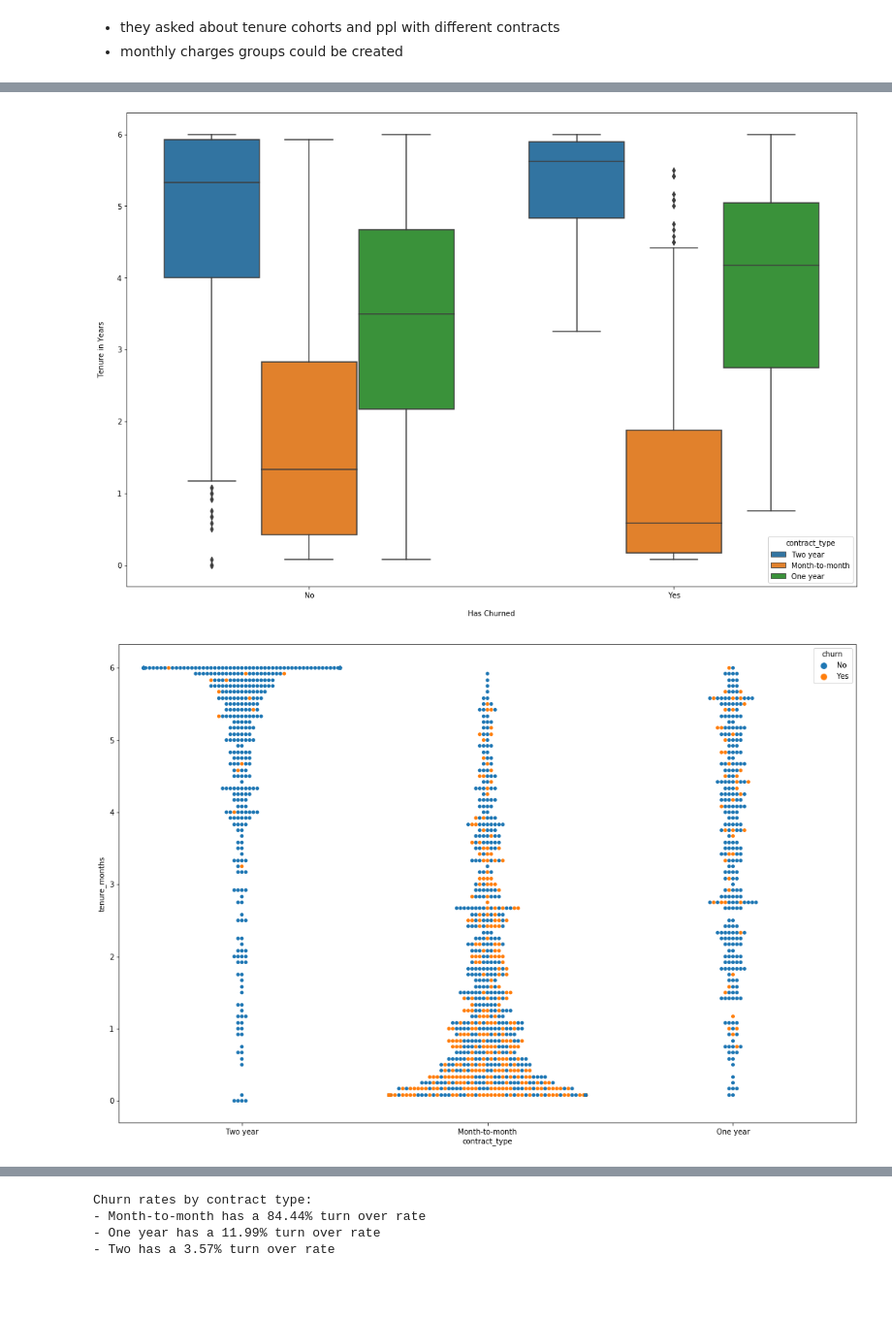
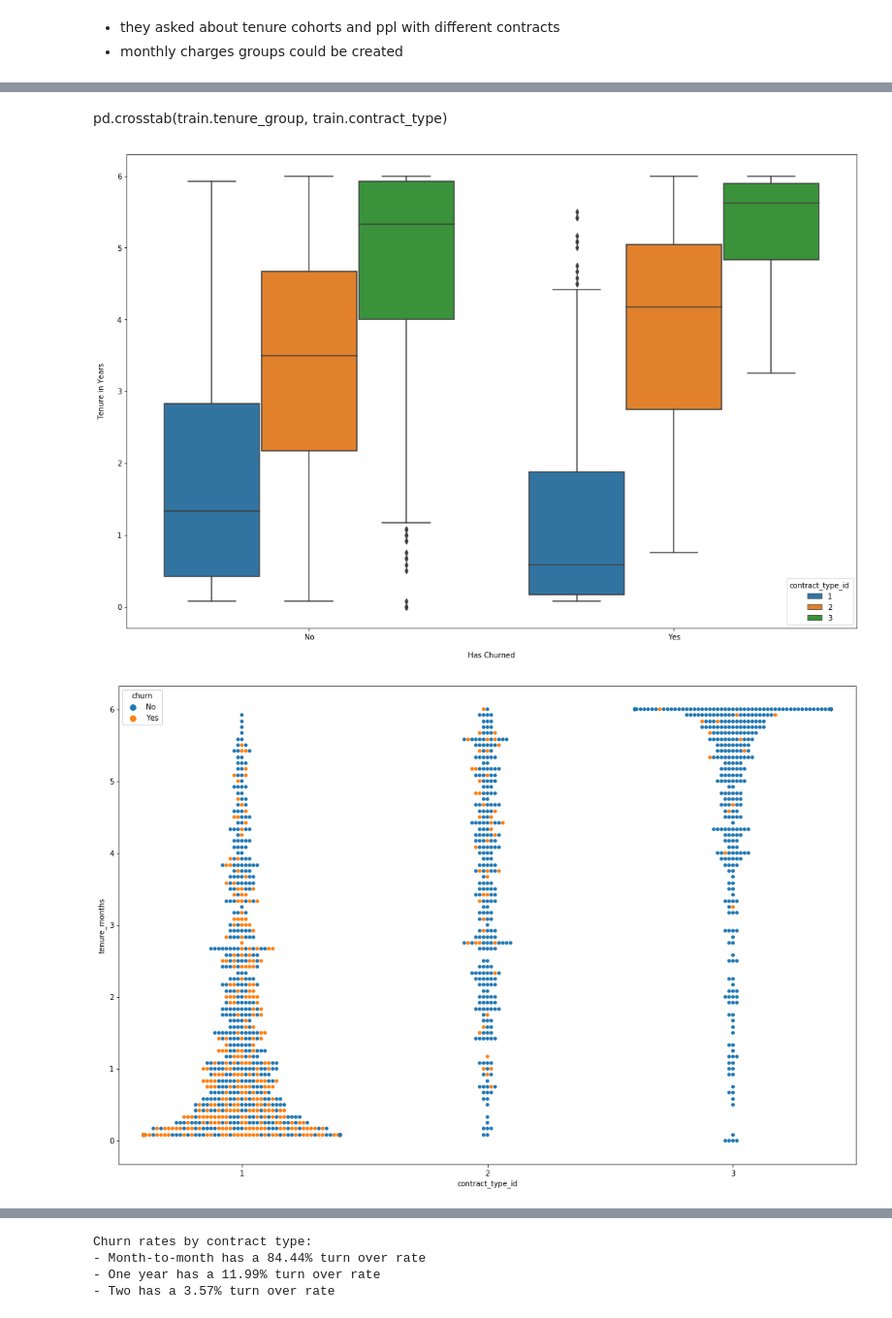
Before and after one commit to team-db-telco/telco-classification-project, a Jupyter notebook: explore_david.ipynb, the cells around one changed output, grey strips where cells are left out. Shown: that part at 97% size. Saved outputs shown, nothing was run; the diff lists cells and outputs as text; code cells hidden in the pictures; blank space fills up the shorter version.

```diff
--- a/explore_david.ipynb
+++ b/explore_david.ipynb
@@ -208,18 +203,18 @@ pd.crosstab(train.tenure_group, train.contract_type)
+# %% [markdown]
+pd.crosstab(train.tenure_group, train.contract_type)
 # %%
 # internet_service == 7
 plt.figure(figsize=(18, 12))
-sns.boxplot(y='tenure_months', x='churn', data=train, hue='contract_type')
+sns.boxplot(y='tenure_months', x='churn', data=train, hue='contract_type_id')
 plt.ylabel('Tenure in Years\n')
 plt.xlabel('\nHas Churned')
 plt.show()
 # %% [output]
-[figure, old version]
+[figure, new version]
 # %%
 plt.figure(figsize=(18, 12))
-# sns.catplot(x='contract_type', y="tenure_months", data=train, hue='churn', kind='swarm');
-# plt.show()
-sns.swarmplot(x='contract_type', y="tenure_months", data=train, hue='churn');
+sns.swarmplot(x='contract_type_id', y="tenure_months", data=train, hue='churn');
 plt.show()
 # %% [output]
-[figure, old version]
+[figure, new version]
 # %%
```
Also changed, not shown: parts of 19 cells of this notebook, 1 other file.
